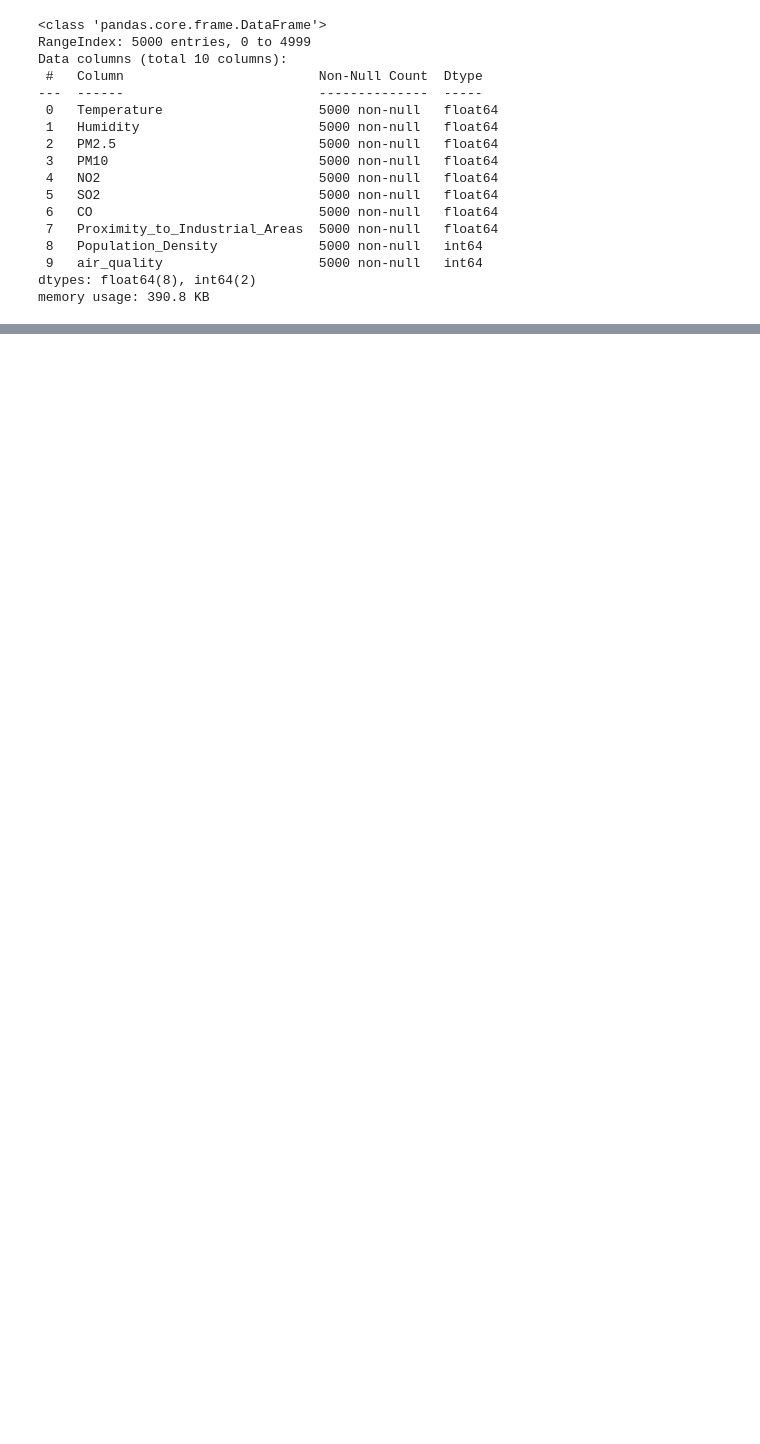
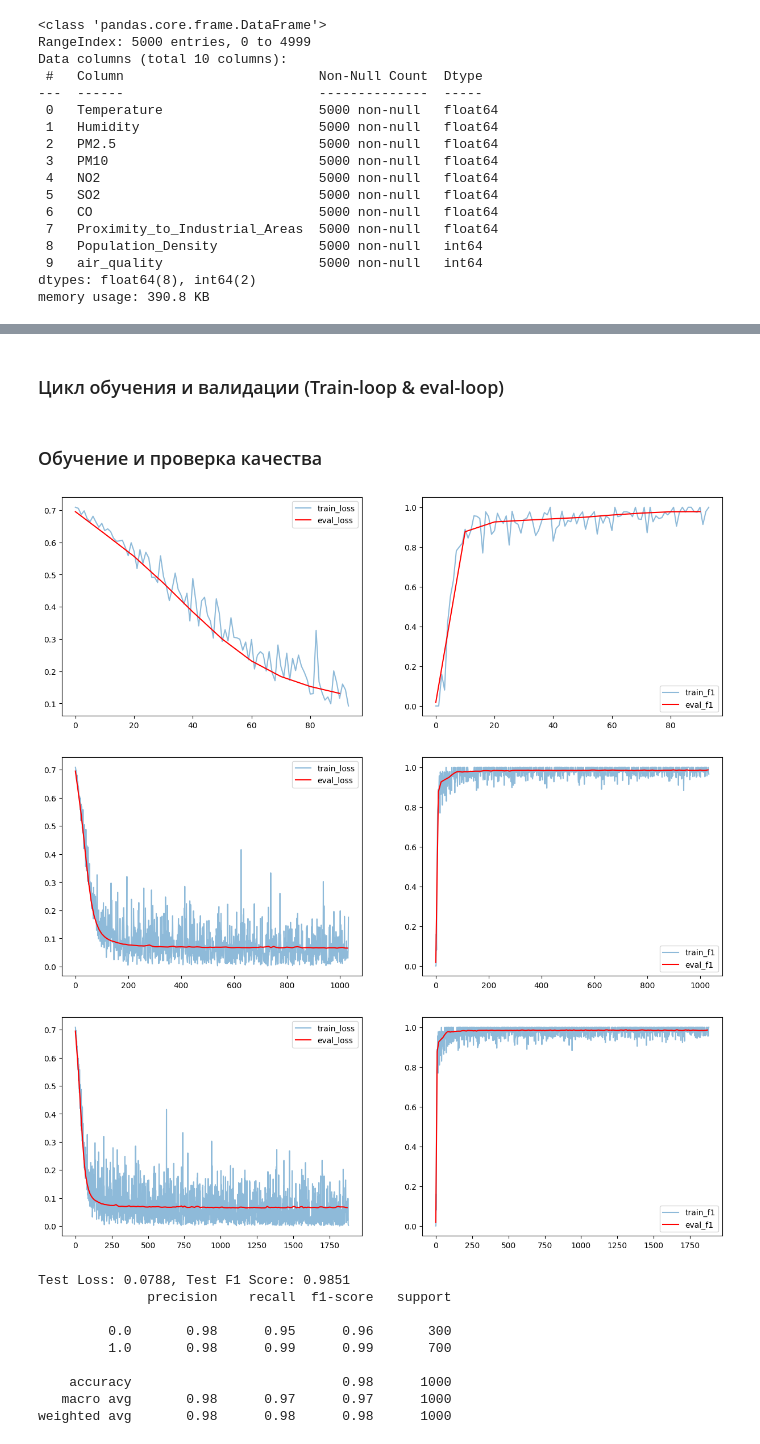
Before and after one commit to katimanova/DL_Course, a Jupyter notebook: notebooks/extra_one.ipynb, the cells around one changed output, grey strips where cells are left out. Saved outputs shown, nothing was run; the diff lists cells and outputs as text; code cells hidden in the pictures; blank space fills up the shorter version.

```diff
--- a/notebooks/extra_one.ipynb
+++ b/notebooks/extra_one.ipynb
@@ -95,0 +155,31 @@ X_val, X_test, y_val, y_test = train_test_split(X_temp, y_temp, test_size=0.5, s
+# %%
+# Определение нейросетевой модели
+class AirQualityModel(nn.Module):
+    def __init__(self, input_size):
+        super(AirQualityModel, self).__init__()
+        self.fc1 = nn.Linear(input_size, 64)
+        self.act1 = nn.LeakyReLU()
+        self.fc2 = nn.Linear(64, 32)
+        self.act2 = nn.LeakyReLU()
+        self.fc3 = nn.Linear(32, 1)
+        self.sigmoid = nn.Sigmoid()
+
+    def forward(self, x):
+        x = self.act1(self.fc1(x))
+        x = self.act2(self.fc2(x))
+        x = self.sigmoid(self.fc3(x))
+        return x
+
+
+model = AirQualityModel(X_train.shape[1])
+# Переводим модель на GPU (если доступен)
+if torch.backends.mps.is_available():
+    device = torch.device("mps")
+    print("MPS (Metal) доступен и используется!")
+else:
+    device = torch.device("cpu")
+    print("MPS недоступен, используется CPU")
+
+# Переводим модель на устройство mps (ускорение на GPU через Metal Performance Shaders на macOS)
+model = model.to(device)
+model.to(device)
@@ -95,0 +196,2 @@ X_val, X_test, y_val, y_test = train_test_split(X_temp, y_temp, test_size=0.5, s
+# %% [markdown]
+### Цикл обучения и валидации (Train-loop & eval-loop)
@@ -95,0 +292,25 @@ X_val, X_test, y_val, y_test = train_test_split(X_temp, y_temp, test_size=0.5, s
+# %% [markdown]
+### Обучение и проверка качества
+# %%
+# Оптимизатор и функция потерь
+loss_function = nn.BCELoss()
+optimizer = optim.AdamW(model.parameters(), lr=0.001)
+
+# Обучение модели
+model = train_model(model, num_epochs=20, eval_freq=10)
+
+# Проверка модели
+test_model(model)
+# %% [output]
+[figure, added]
+[figure, added]
+[figure, added]
+Test Loss: 0.0788, Test F1 Score: 0.9851
+              precision    recall  f1-score   support
+
+         0.0       0.98      0.95      0.96       300
+         1.0       0.98      0.99      0.99       700
+
+    accuracy                           0.98      1000
+   macro avg       0.98      0.97      0.97      1000
+weighted avg       0.98      0.98      0.98      1000
```
Also changed, not shown: parts of 12 cells of this notebook, 35 other files.
